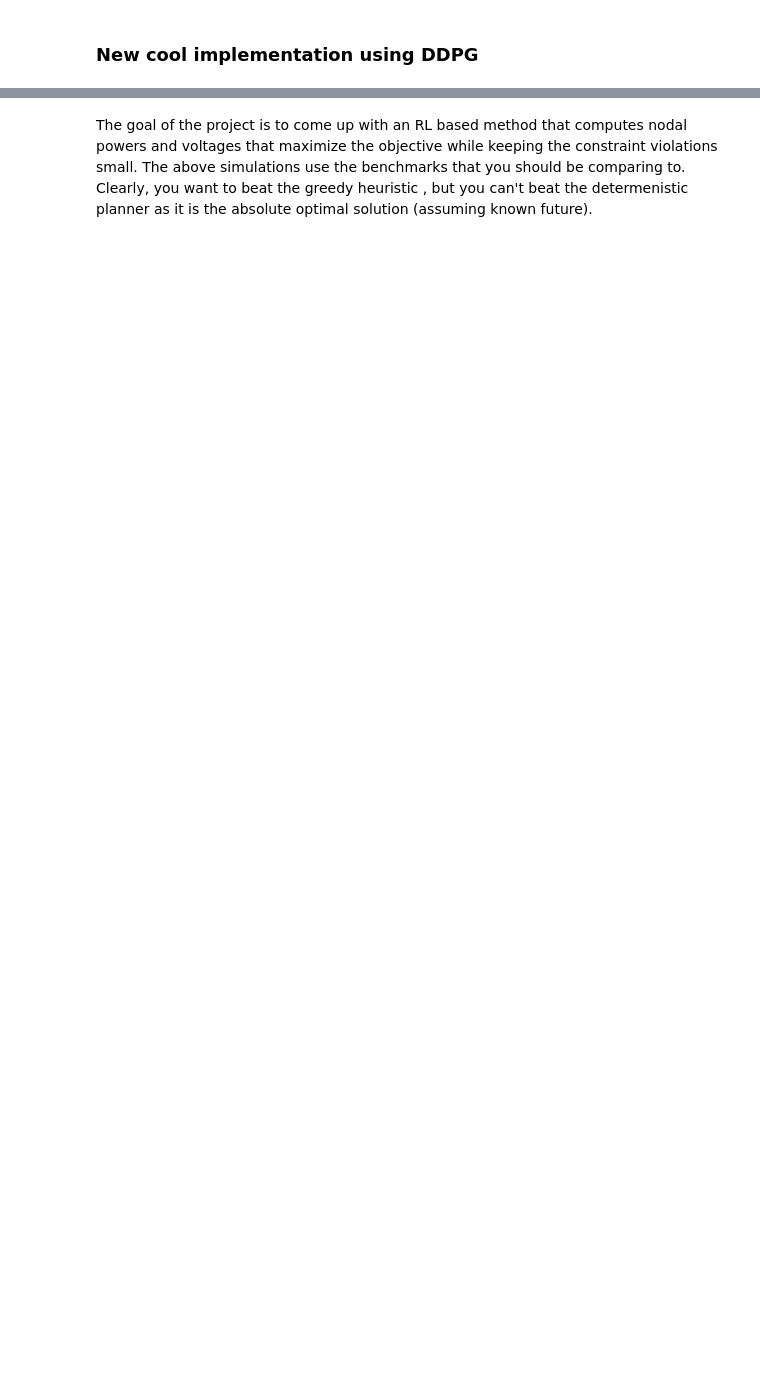
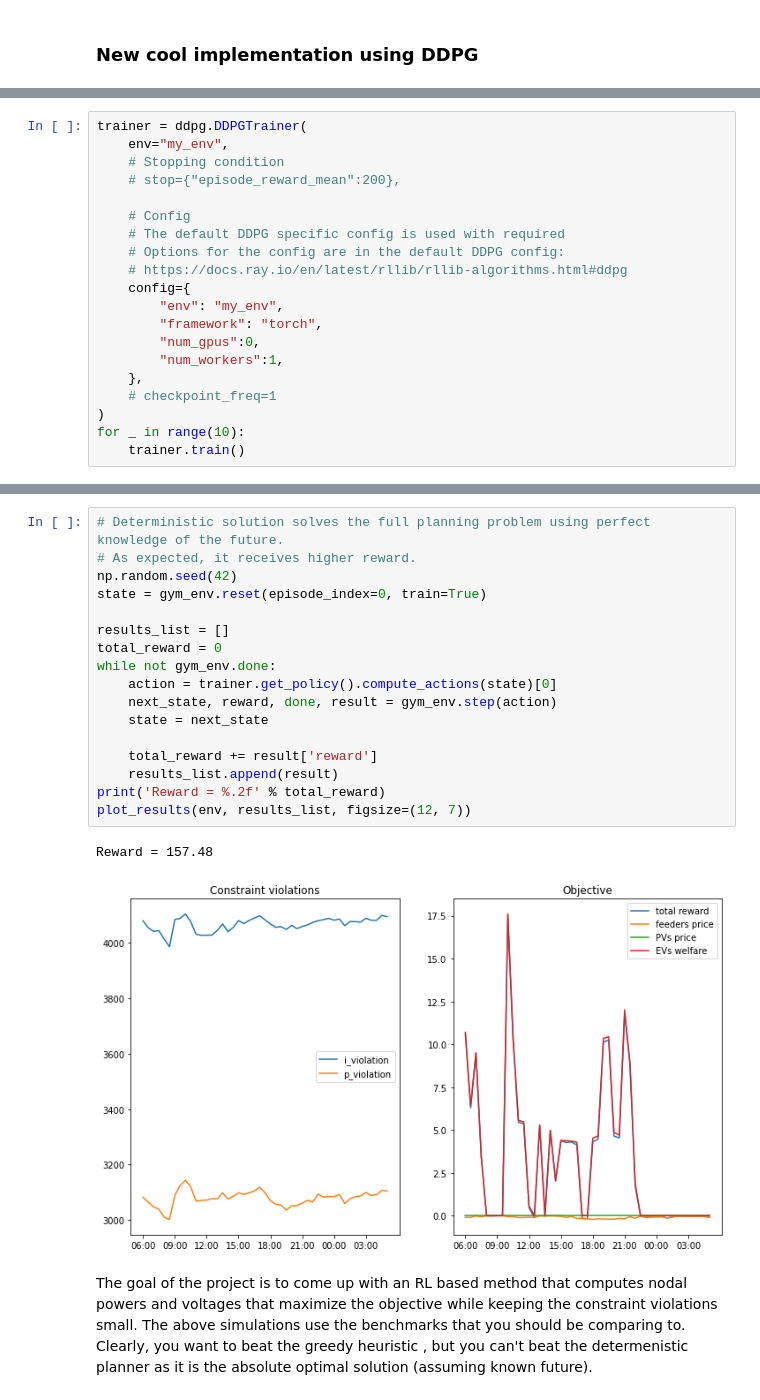
Before and after one commit to V0XNIHILI/RL-EVCP, a Jupyter notebook: Original_Sample_Run.ipynb, the cells around one changed output, grey strips where cells are left out. Drawn from its saved outputs; the diff is of its cells as text; blank space fills up the shorter version.

Commit message:
first results

```diff
--- a/Original_Sample_Run.ipynb
+++ b/Original_Sample_Run.ipynb
@@ -254,0 +176,20 @@ NameError: in user code:
+# %%
+trainer = ddpg.DDPGTrainer(
+    env="my_env",
+    # Stopping condition
+    # stop={"episode_reward_mean":200},
+
+    # Config
+    # The default DDPG specific config is used with required
+    # Options for the config are in the default DDPG config:
+    # https://docs.ray.io/en/latest/rllib/rllib-algorithms.html#ddpg
+    config={
+        "env": "my_env",
+        "framework": "torch",
+        "num_gpus":0,
+        "num_workers":1,
+    },
+    # checkpoint_freq=1
+)
+for _ in range(10):
+    trainer.train()
@@ -255,2 +204,22 @@ NameError: in user code:
+# %%
+# Deterministic solution solves the full planning problem using perfect knowledge of the future.
+# As expected, it receives higher reward.
+np.random.seed(42)
+state = gym_env.reset(episode_index=0, train=True)
+
+results_list = []
+total_reward = 0
+while not gym_env.done:
+    action = trainer.get_policy().compute_actions(state)[0]
+    next_state, reward, done, result = gym_env.step(action)
+    state = next_state
+
+    total_reward += result['reward']
+    results_list.append(result)
+print('Reward = %.2f' % total_reward)
+plot_results(env, results_list, figsize=(12, 7))
+# %% [output]
+Reward = 157.48
+[figure, added]
 # %% [markdown]
 The goal of the project is to come up with an RL based method that computes nodal powers and voltages that maximize the objective while keeping the constraint violations small.  The above simulations use the benchmarks that you should be comparing to. Clearly, you want to beat the greedy heuristic , but you can't beat the determenistic planner as it is the absolute optimal solution (assuming known future).
```
Also changed, not shown: parts of 10 cells of this notebook, 1 other file.
